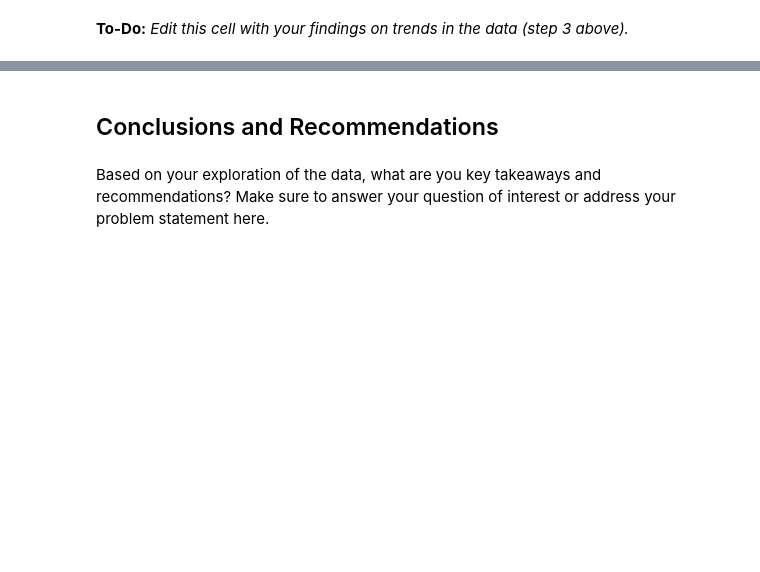
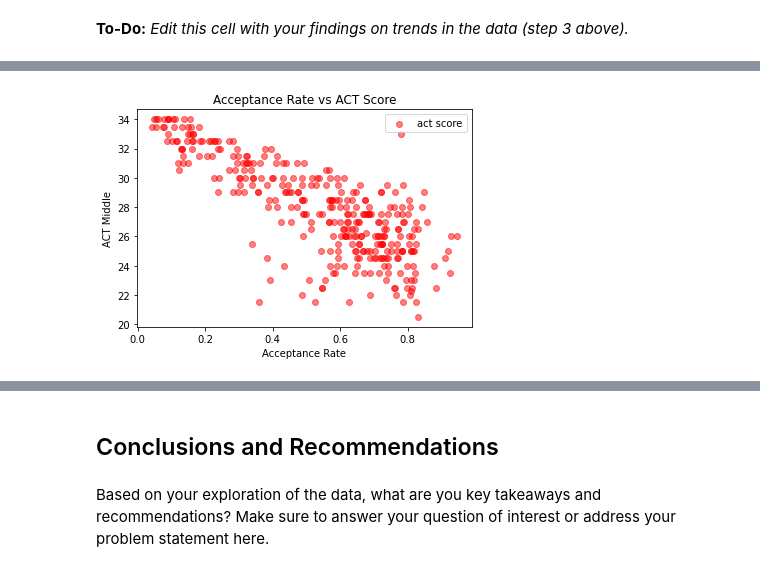
Before and after one commit to matthew-edelmann/Standardized-Test-Analysis, a Jupyter notebook: code/starter-code.ipynb, the cells around one changed output, grey strips where cells are left out. Cells and saved outputs as stored; diff of their text form; code cells hidden in the pictures; blank space fills up the shorter version.

```diff
--- a/code/starter-code.ipynb
+++ b/code/starter-code.ipynb
@@ -607,0 +891,11 @@ Here are some prompts to get you started with visualizations. Feel free to add a
+# %%
+plt.title('Acceptance Rate vs ACT Score')
+
+plt.scatter(sat_act['acceptance_rate'],
+           sat_act['act_middle'],
+           color = 'r', alpha = 0.5, label = 'act score')
+plt.xlabel('Acceptance Rate')
+plt.ylabel('ACT Middle')
+plt.legend();
+# %% [output]
+[figure, added]
```
Also changed, not shown: parts of 33 cells of this notebook.
